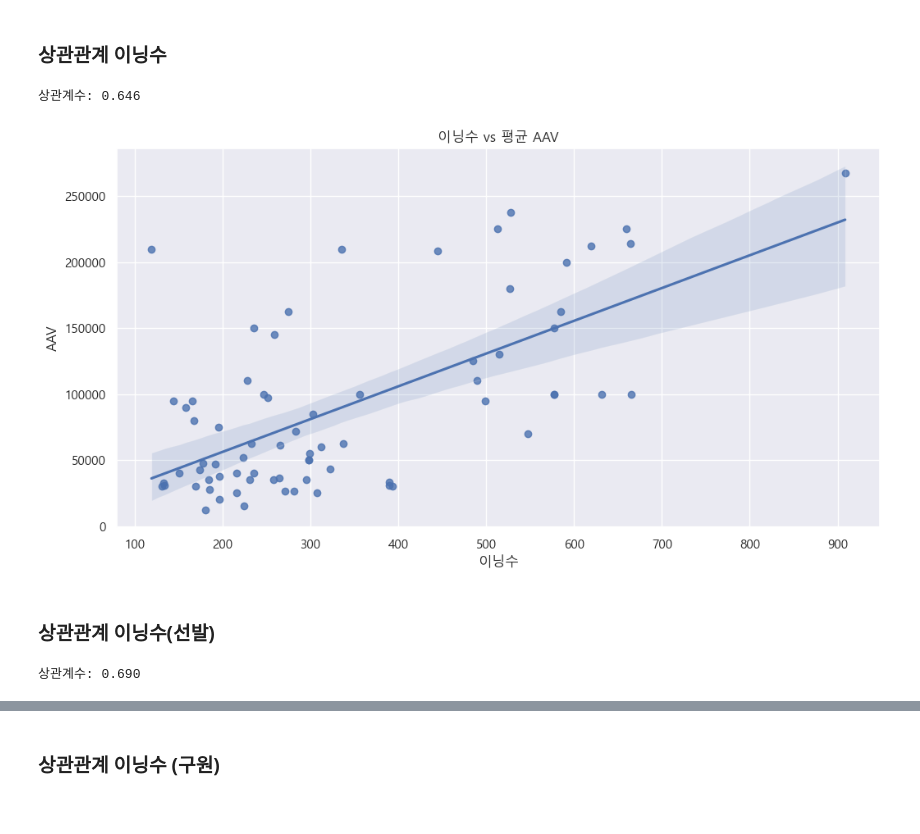
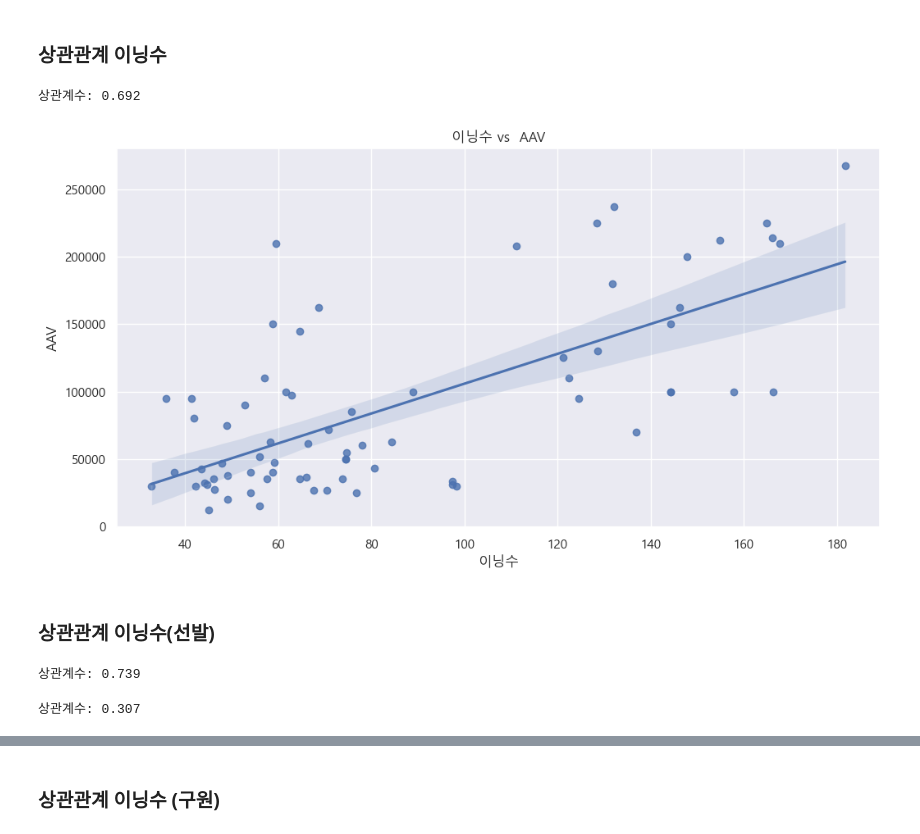
Before and after one commit to choiwj0215/datathon-team-11, a Jupyter notebook: 최우진/EDA_차수.ipynb, the cells around one changed output, grey strips where cells are left out. Cells and saved outputs as stored; diff of their text form; code cells hidden in the pictures.

```diff
--- a/최우진/EDA_차수.ipynb
+++ b/최우진/EDA_차수.ipynb
@@ -371,7 +499,7 @@ plt.show()
 # %%
 # 1. 선수명별로 이닝수 합계와 AAV 평균 구하기
 grouped = df_col.groupby('선수명').agg({
-    '이닝수': 'sum',
+    '이닝수': 'mean',
     'AAV': 'mean'
 }).reset_index()
 
@@ -383,36 +511,56 @@ corr_coef, p_value = pearsonr(grouped['이닝수'], grouped['AAV'])
 
 print(f"상관계수: {corr_coef:.3f}")
 # %% [output]
-상관계수: 0.646
+상관계수: 0.692
 # %%
 import seaborn as sns
 import matplotlib.pyplot as plt
 
 sns.regplot(data=grouped, x='이닝수', y='AAV')
-plt.title('이닝수 vs 평균 AAV')
+plt.title('이닝수 vs  AAV')
 plt.show()
 # %% [output]
-[figure, old version]
+[figure, new version]
 # %% [markdown]
 ### 상관관계 이닝수(선발)
 # %%
-# 1. 선수명 단위로 이닝수 합계, AAV 평균, 선발 이닝 평균 계산
+# 1. 선수명별로 선발 war와 AAV 평균, 선발 이닝 평균 구하기
 grouped = df_col.groupby('선수명').agg({
-    '이닝수': 'sum',
+    '이닝수': 'mean',
     'AAV': 'mean',
     '선발 이닝': 'mean'
 }).reset_index()
 
-# 2. 평균 선발 이닝이 35보다 큰 선수만 필터링
-filtered = grouped[grouped['선발 이닝'] > 40]
+# 2. 특정 선수를 제외하기
+grouped = grouped[grouped['선수명'] != '채병용(1차)']
 
-# 3. 결측치 및 이닝수 0 제거
-filtered = filtered.dropna(subset=['이닝수', 'AAV'])
-filtered = filtered[filtered['이닝수'] > 0]
+# 3. 선발 이닝이 48을 넘는 선수만 남기기
+grouped = grouped[grouped['선발 이닝'] > 48]
 
 # 4. 상관계수 계산
-corr_coef, p_value = pearsonr(filtered['이닝수'], filtered['AAV'])
+corr_coef, p_value = pearsonr(grouped['이닝수'], grouped['AAV'])
 
 print(f"상관계수: {corr_coef:.3f}")
 # %% [output]
-상관계수: 0.690
+상관계수: 0.739
+# %%
+# 1. 선수명별로 선발 war와 AAV 평균, 선발 이닝 평균 구하기
+grouped = df_col.groupby('선수명').agg({
+    '이닝수': 'mean',
+    'AAV': 'mean',
+    '선발 이닝': 'mean'
+}).reset_index()
+
+# 2. 특정 선수를 제외하기
+grouped = grouped[grouped['선수명'] != '채병용(1차)']
+
+# 3. 선발 이닝이 48을 넘는 선수만 남기기
+grouped = grouped[grouped['선발 이닝'] > 48]
+
+grouped = grouped[grouped['이닝수']>100]
+# 4. 상관계수 계산
+corr_coef, p_value = pearsonr(grouped['이닝수'], grouped['AAV'])
+
+print(f"상관계수: {corr_coef:.3f}")
+# %% [output]
+상관계수: 0.307
```
Also changed, not shown: parts of 39 cells of this notebook, 1 other file.
